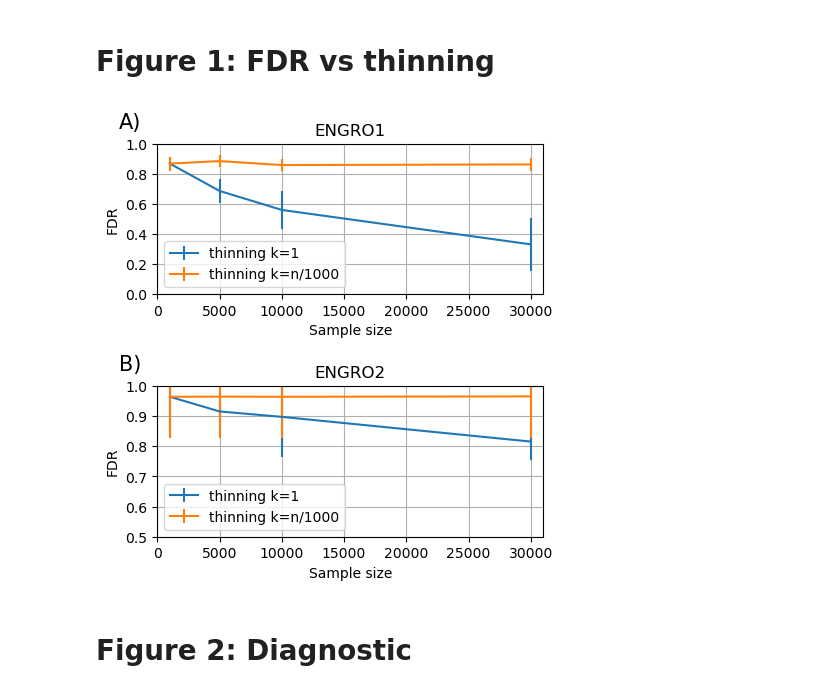
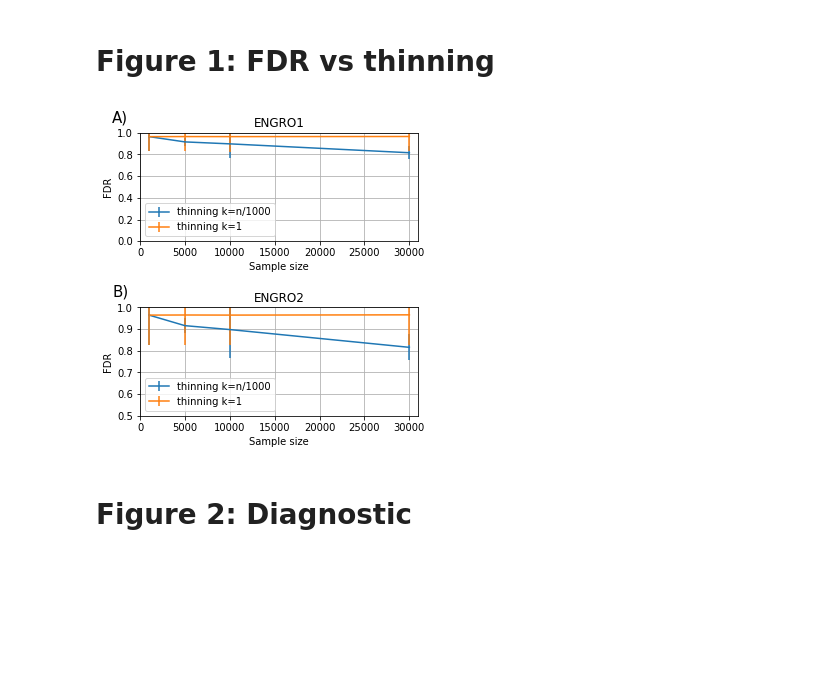
Before and after one commit to CompBtBs/FalseDiscoveriesAnalysis, a Jupyter notebook: code/visualization/visualization.ipynb, the cells around one changed output. Drawn from its saved outputs; the diff is of its cells as text; code cells hidden in the pictures; blank space fills up the shorter version.

```diff
--- a/code/visualization/visualization.ipynb
+++ b/code/visualization/visualization.ipynb
@@ -88,19 +89,19 @@ df1["Thinning"] = 1
 df1 = df1[df1["Samples"] == 1000]
 
 fileName =  "chrrThinning5.csv"
-df1 = pd.read_csv(fdrPath + fileName)
-df1["Thinning"] = 5
-df1 = df1[df1["Samples"] == 1000]
+df5 = pd.read_csv(fdrPath + fileName)
+df5["Thinning"] = 5
+df5 = df5[df5["Samples"] == 1000]
 
 fileName =  "chrrThinning10.csv"
-df1 = pd.read_csv(fdrPath + fileName)
-df1["Thinning"] = 10
-df1 = df1[df1["Samples"] == 1000]
+df10 = pd.read_csv(fdrPath + fileName)
+df10["Thinning"] = 10
+df10 = df10[df10["Samples"] == 1000]
 
 fileName =  "chrrThinning30.csv"
-df1 = pd.read_csv(fdrPath + fileName)
-df1["Thinning"] = 30
-df1 = df1[df1["Samples"] == 1000]
+df30 = pd.read_csv(fdrPath + fileName)
+df30["Thinning"] = 30
+df30 = df30[df30["Samples"] == 1000]
 
 dfENGRO1 = pd.concat([df1,  df5, df10, df30], ignore_index=True)
 
@@ -115,19 +116,19 @@ df1["Thinning"] = 1
 df1 = df1[df1["Samples"] == 1000]
 
 fileName =  "chrrThinning5.csv"
-df1 = pd.read_csv(fdrPath + fileName)
-df1["Thinning"] = 5
-df1 = df1[df1["Samples"] == 1000]
+df5 = pd.read_csv(fdrPath + fileName)
+df5["Thinning"] = 5
+df5 = df5[df5["Samples"] == 1000]
 
 fileName =  "chrrThinning10.csv"
-df1 = pd.read_csv(fdrPath + fileName)
-df1["Thinning"] = 10
-df1 = df1[df1["Samples"] == 1000]
+df10 = pd.read_csv(fdrPath + fileName)
+df10["Thinning"] = 10
+df10 = df10[df10["Samples"] == 1000]
 
 fileName =  "chrrThinning30.csv"
-df1 = pd.read_csv(fdrPath + fileName)
-df1["Thinning"] = 30
-df1 = df1[df1["Samples"] == 1000]
+df30 = pd.read_csv(fdrPath + fileName)
+df30["Thinning"] = 30
+df30 = df30[df30["Samples"] == 1000]
 
 dfENGRO2 = pd.concat([df1,  df5, df10, df30], ignore_index=True)
 
@@ -144,35 +145,35 @@ dfENGRO2["Samples"]=df2ENGRO2["Samples"].values
 # %%
 fig,ax=plt.subplots(2,1)
 fig.set_size_inches(w=4.7747, h=5)
-ax[0].errorbar(data=dfENGRO1,x="Samples",y="Total", yerr="std",label="thinning k=1")
-ax[0].errorbar(data=df2ENGRO1,x="Samples",y="Total", yerr="std",label="thinning k=n/1000")
+ax[0].errorbar(data=dfENGRO1,x="Samples",y="Total", yerr="std",label="thinning k=n/1000")
+ax[0].errorbar(data=df2ENGRO1,x="Samples",y="Total", yerr="std",label="thinning k=1")
 ax[0].grid()
 ax[0].set_ylim([0,1])
 ax[0].set_xlim([0,31000])
 ax[0].set_ylabel("FDR")
 ax[0].set_xlabel("Sample size")
 ax[0].set_title("ENGRO1")
 ax[0].legend()
 
 
-ax[1].errorbar(data=dfENGRO2,x="Samples",y="Total", yerr="std",label="thinning k=1")
-ax[1].errorbar(data=df2ENGRO2,x="Samples",y="Total", yerr="std",label="thinning k=n/1000")
+ax[1].errorbar(data=dfENGRO2,x="Samples",y="Total", yerr="std",label="thinning k=n/1000")
+ax[1].errorbar(data=df2ENGRO2,x="Samples",y="Total", yerr="std",label="thinning k=1")
 ax[1].grid()
 ax[1].set_ylim([0.5,1])
 ax[1].set_xlim([0,31000])
 ax[1].set_ylabel("FDR")
 ax[1].set_xlabel("Sample size")
 
 ax[1].set_title("ENGRO2")
 ax[1].legend()
 
 ax[0].text(-0.1, 1.1, 'A)',fontdict={"fontsize":15},transform=ax[0].transAxes)
 ax[1].text(-0.1, 1.1, 'B)',fontdict={"fontsize":15},transform=ax[1].transAxes)
 plt.tight_layout()
 
 fig.savefig("../../figures/figure1_thinning_effect.png",dpi=600)
 # %% [output]
-[figure, old version]
+[figure, new version]
 # %% [markdown]
 # Figure 2: Diagnostic
 # %%
```
Also changed, not shown: parts of 7 cells of this notebook, 4 other files.
